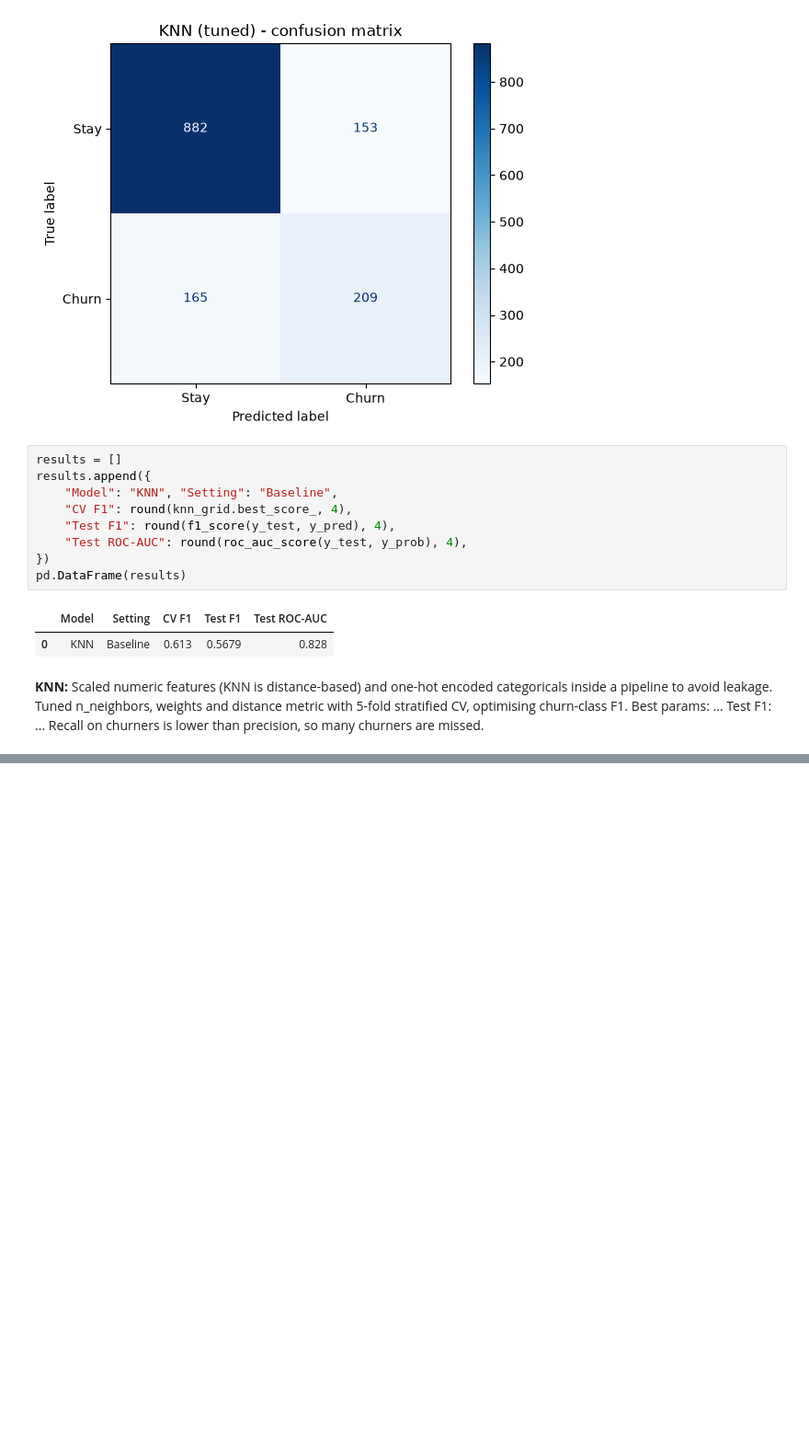
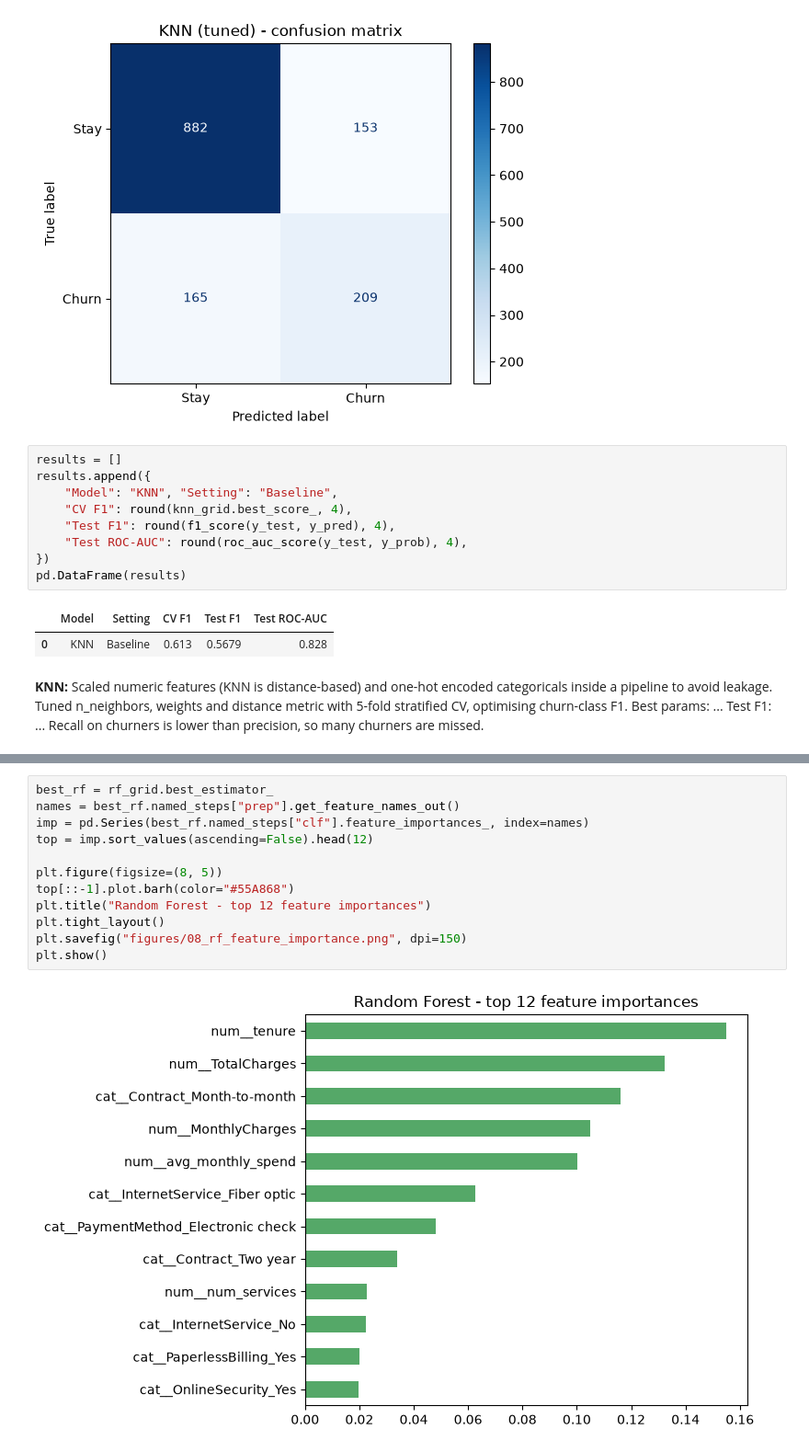
Before and after one commit to urmaneeshjayawardena/telco-churn, a Jupyter notebook: churn_classification.ipynb, the cells around one changed output, grey strips where cells are left out. Shown at 92% size. Saved outputs shown, nothing was run; the diff lists cells and outputs as text; blank space fills up the shorter version.

```diff
--- a/churn_classification.ipynb
+++ b/churn_classification.ipynb
@@ -290,0 +450,14 @@ pd.DataFrame(results)
+# %%
+best_rf = rf_grid.best_estimator_
+names = best_rf.named_steps["prep"].get_feature_names_out()
+imp = pd.Series(best_rf.named_steps["clf"].feature_importances_, index=names)
+top = imp.sort_values(ascending=False).head(12)
+
+plt.figure(figsize=(8, 5))
+top[::-1].plot.barh(color="#55A868")
+plt.title("Random Forest - top 12 feature importances")
+plt.tight_layout()
+plt.savefig("figures/08_rf_feature_importance.png", dpi=150)
+plt.show()
+# %% [output]
+[figure, added]
```
Also changed, not shown: parts of 15 cells of this notebook, 2 other files.
